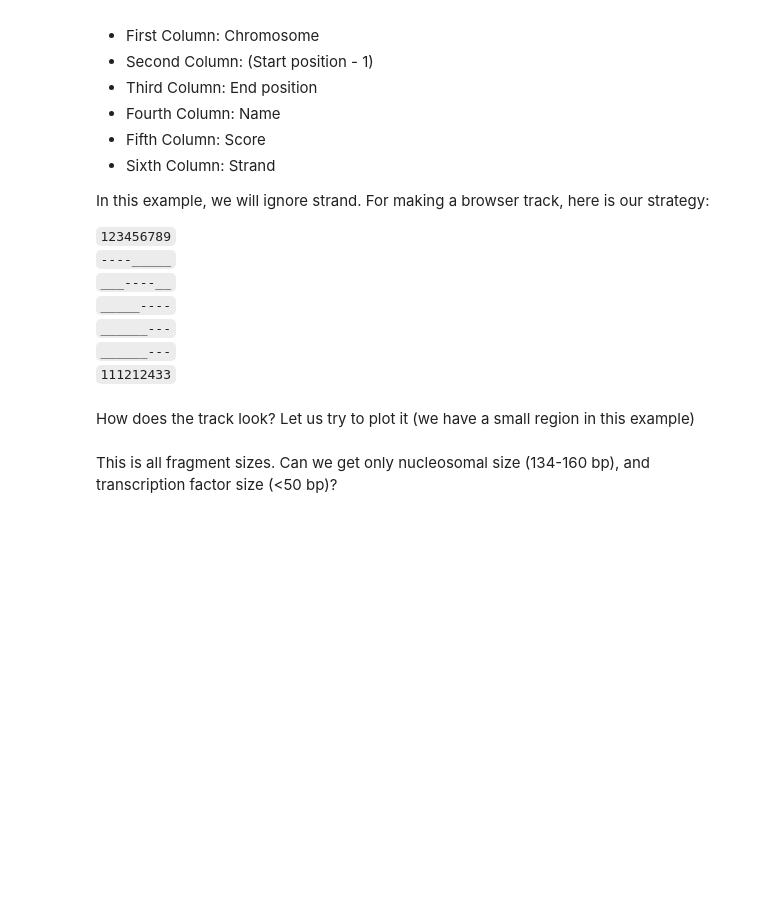
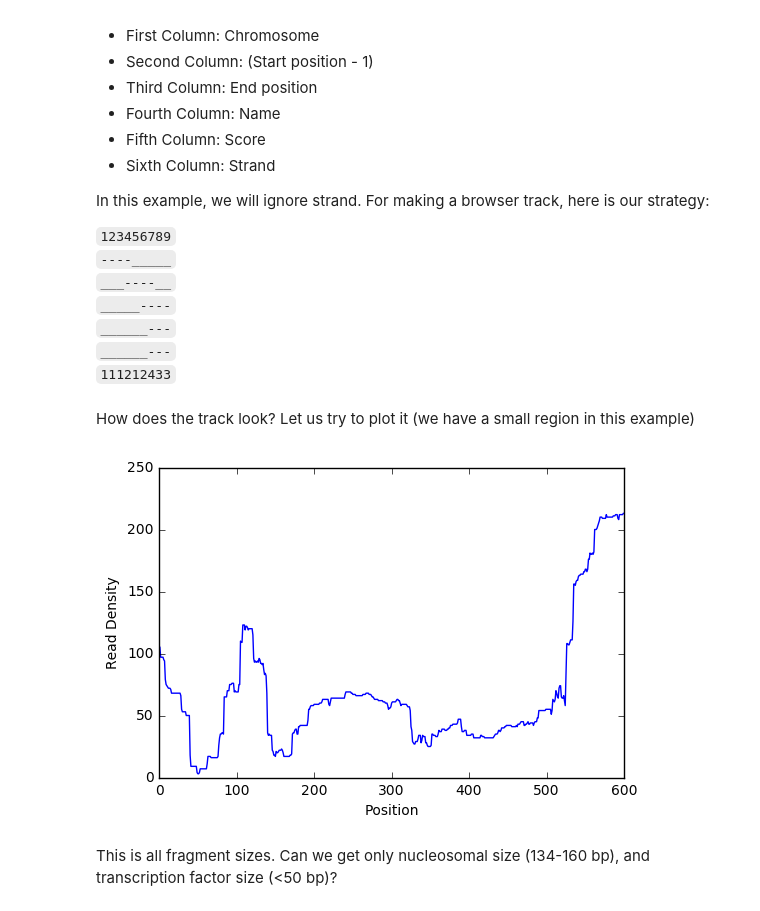
Before and after one commit to srinivasramachandran/Anschutz_python, a Jupyter notebook: Module_3.5_File_handling_Strings_etc.ipynb, the cells around one changed output. Cells and saved outputs as stored; diff of their text form; code cells hidden in the pictures; blank space fills up the shorter version.

```diff
--- a/Module_3.5_File_handling_Strings_etc.ipynb
+++ b/Module_3.5_File_handling_Strings_etc.ipynb
@@ -34,7 +38,8 @@ fasta_file=">histone_H3\nMARTKQTARKSTGGKAPRKQLATKAARKSAPATGGVKKPHRYRPGTVALREIRRY
 fasta_lines = fasta_file.split('\n') #Two lines in the fasta file, let us separate the lines
 for i in fasta_lines: #for each line
     if i.startswith('>'): #Does the line start with the ">" symbol?
-        seq_name = i.lstrip() #Let us remove the ">" symbol
+        #seq_name = i.lstrip('>') #Let us remove the ">" symbol
+        seq_name = i.replace(">",'')
     else:
         seq = i
 print("Seq name:\t"+seq_name+"\nSeq:\t"+seq)
@@ -177,17 +225,19 @@ gc_content={} # A dictionary to store GC content if needed later
 line_no = 0 # Variable to count lines
 fastq_file = open('toy.fastq', 'r' ) #Open the fastq file
 for line in fastq_file: # Iterate through the fastq file
+    line = line + " "
+    line=line.rstrip()
     line_no+=1 #counting line numbers
     if (line_no-2)%4 == 0: # Does the line number belong to the series 2, 6, 10, 14, etc. ?
         key = int((line_no-2)/4) # Convert the line_no to a sequence ID
         seqs[key] = line #Populate seqs dictionary
         letters = list(line) #Get each letter of the sequence
-        gc=0 # Initialize gc for THIS sequence
-        for i in letters: # Iterate through the letters of the sequence
-            if(i == "G" or i == "C"): #Check if it is G or C
-                gc+=1
+        #gc=0 # Initialize gc for THIS sequence
+        #for i in letters: # Iterate through the letters of the sequence
+        #    if(i == "G" or i == "C"): #Check if it is G or C
+        #        gc+=1
         #Another option:
-        #gc = letters.count('G') + letters.count('C')
+        gc = line.count('G') + line.count('C')
         gc=round(gc*100/len(letters),2) #make it percentage, make it look pretty with round()
         gc_content[key] = gc
         print(key+1,line,gc) #print the results
@@ -228,12 +281,12 @@ fh = open("GC_hist.txt","w")
 bin_size = 5
 hist = {} #declare the histogram
 for i in gc_content:
-    bin = int(gc_content[i]/bin_size + 0.5)*bin_size #which bin does this number belong to? In this case, the bin of
+    bin1 = int(gc_content[i]/bin_size + 0.5)*bin_size #which bin does this number belong to? In this case, the bin of
                                                      # 5 goes from >=4.5 to <5.5
-    if bin in hist:
-        hist[bin] += 1
+    if bin1 in hist:
+        hist[bin1] += 1
     else:
-        hist[bin] = 1
+        hist[bin1] = 1
 for i in sorted(hist):
     hist[i]=hist[i]*100/len(gc_content)
     write_str =str(i) + " " + str(hist[i]) + "\n"
@@ -313,7 +370,7 @@ for line in bed_file: # Iterate through the fastq file
     fh = open("read_density.txt","w")
     for i in read:
         for j in sorted(read[i]):
-            txt = str(i) + "\t" + str(j) + "\t" + str(j+1)+"\t"+ str(read[i][j]) + "\n"
+            txt = str(i) + "\t" + str(j-1) + "\t" + str(j)+"\t"+ str(read[i][j]) + "\n"
             fh.write(txt)
     fh.close()
 # %% [markdown]
@@ -321,17 +378,20 @@ How does the track look? Let us try to plot it (we have a small region in this e
 # %%
 yt = []
 
 x = np.asarray(sorted(read['2L']))
+x = x - 21163511
 for i in sorted(read['2L']):
     yt.append(read['2L'][i])
 y = np.asarray(yt)
 
 fig, ax = plt.subplots()
 ax.plot(x, y)
 
 ax.set(xlabel='Position', ylabel='Read Density')
 
 plt.show()
+# %% [output]
+[figure, added]
 # %% [markdown]
 This is all fragment sizes. Can we get only nucleosomal size (134-160 bp), and transcription factor size (<50 bp)?
 # %%
```
Also changed, not shown: parts of 23 cells of this notebook, 1 other file.
